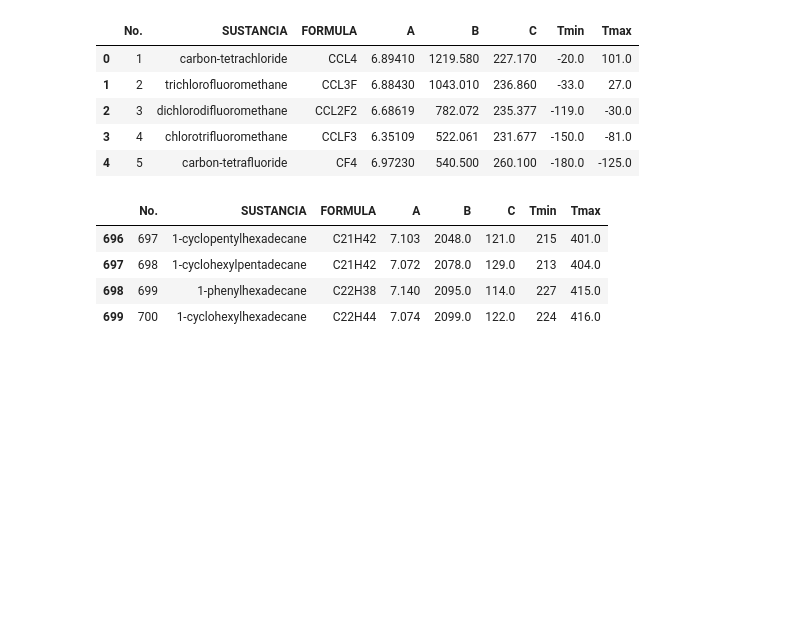
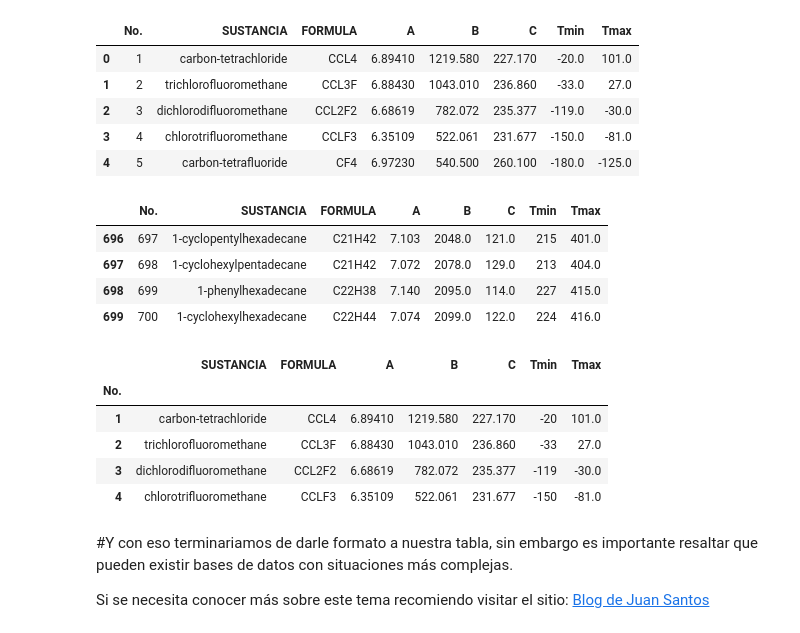
Before and after one commit to BELMAN-EDCM/Modulos_SS, a Jupyter notebook: Base_de_datos_no_comun.ipynb, the cells around one changed output. Saved outputs shown, nothing was run; the diff lists cells and outputs as text; code cells hidden in the pictures; blank space fills up the shorter version.

```diff
--- a/Base_de_datos_no_comun.ipynb
+++ b/Base_de_datos_no_comun.ipynb
@@ -141,3 +141,22 @@ df.tail(4)
 | 697 | 698 | 1-cyclohexylpentadecane | C21H42 | 7.072 | 2078.0 | 129.0 | 213 | 404.0 |
 | 698 | 699 | 1-phenylhexadecane | C22H38 | 7.140 | 2095.0 | 114.0 | 227 | 415.0 |
 | 699 | 700 | 1-cyclohexylhexadecane | C22H44 | 7.074 | 2099.0 | 122.0 | 224 | 416.0 |
+# %%
+#Como dato extra, existe otra función que le permite a pandas identificar que número de
+#columnas corresponden al indice, se llama "index_col" y la cual funciona de forma similar a header
+#En nuestro ejemplo solo tenemos 1 columna que funciona como indice, por lo cual quedaría de la siguiente manera:
+df = pd.read_excel('/content/drive/MyDrive/Base de datos/TablaConstantesdeAntoine.xlsx', header=[20], skipfooter=1, index_col=[0])
+#Comporbamos imprimiendo las primeras 4 filas.
+df.head(4)
+# %% [output]
+|  | SUSTANCIA | FORMULA | A | B | C | Tmin | Tmax |
+| No. |  |  |  |  |  |  |  |
+| 1 | carbon-tetrachloride | CCL4 | 6.89410 | 1219.580 | 227.170 | -20 | 101.0 |
+| 2 | trichlorofluoromethane | CCL3F | 6.88430 | 1043.010 | 236.860 | -33 | 27.0 |
+| 3 | dichlorodifluoromethane | CCL2F2 | 6.68619 | 782.072 | 235.377 | -119 | -30.0 |
+| 4 | chlorotrifluoromethane | CCLF3 | 6.35109 | 522.061 | 231.677 | -150 | -81.0 |
+# %% [markdown]
+#Y con eso terminariamos de darle formato a nuestra tabla, sin embargo es importante resaltar que pueden existir bases de datos con situaciones más complejas.
+
+Si se necesita conocer más sobre este tema recomiendo visitar el sitio:
+[Blog de Juan Santos](http://blog.jjsantoso.com/pandas-excel/)
```
